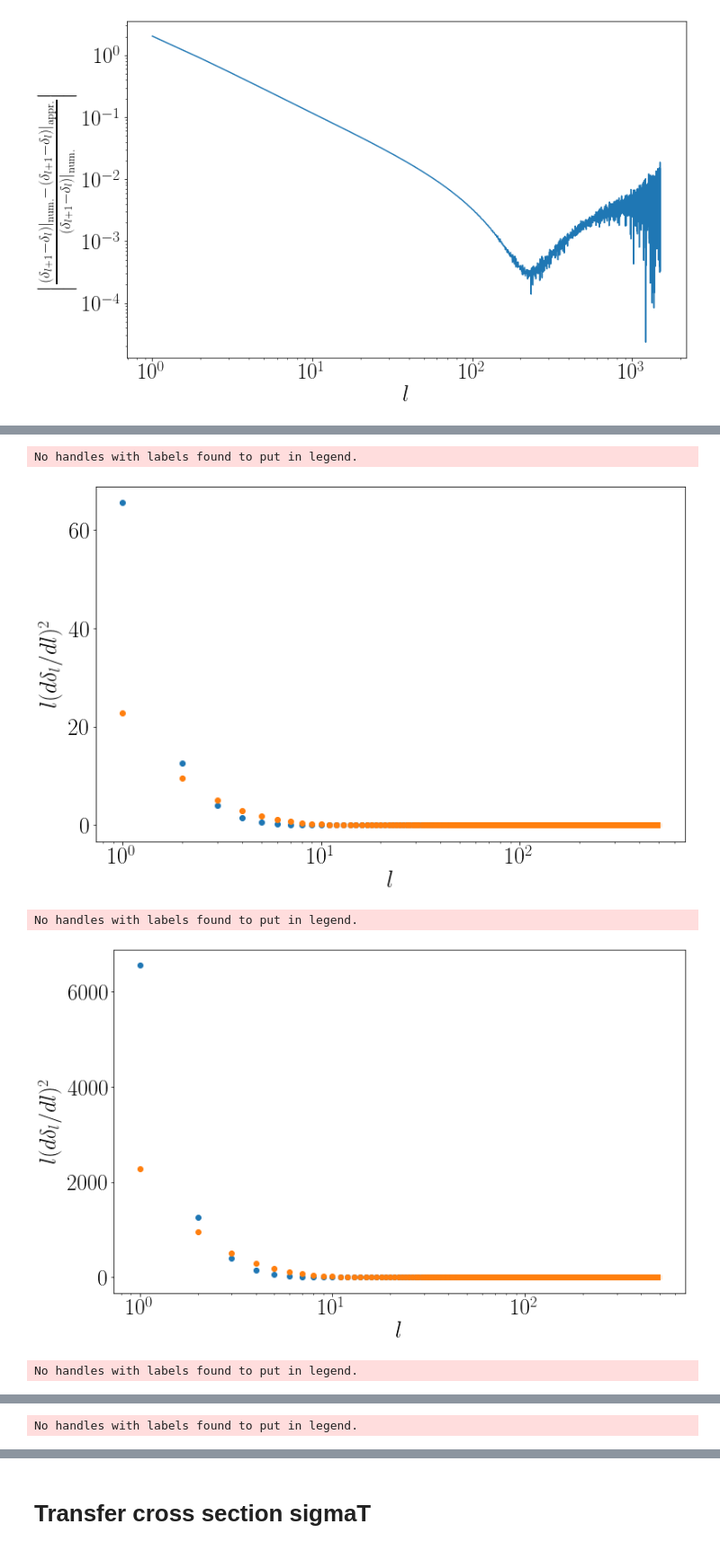
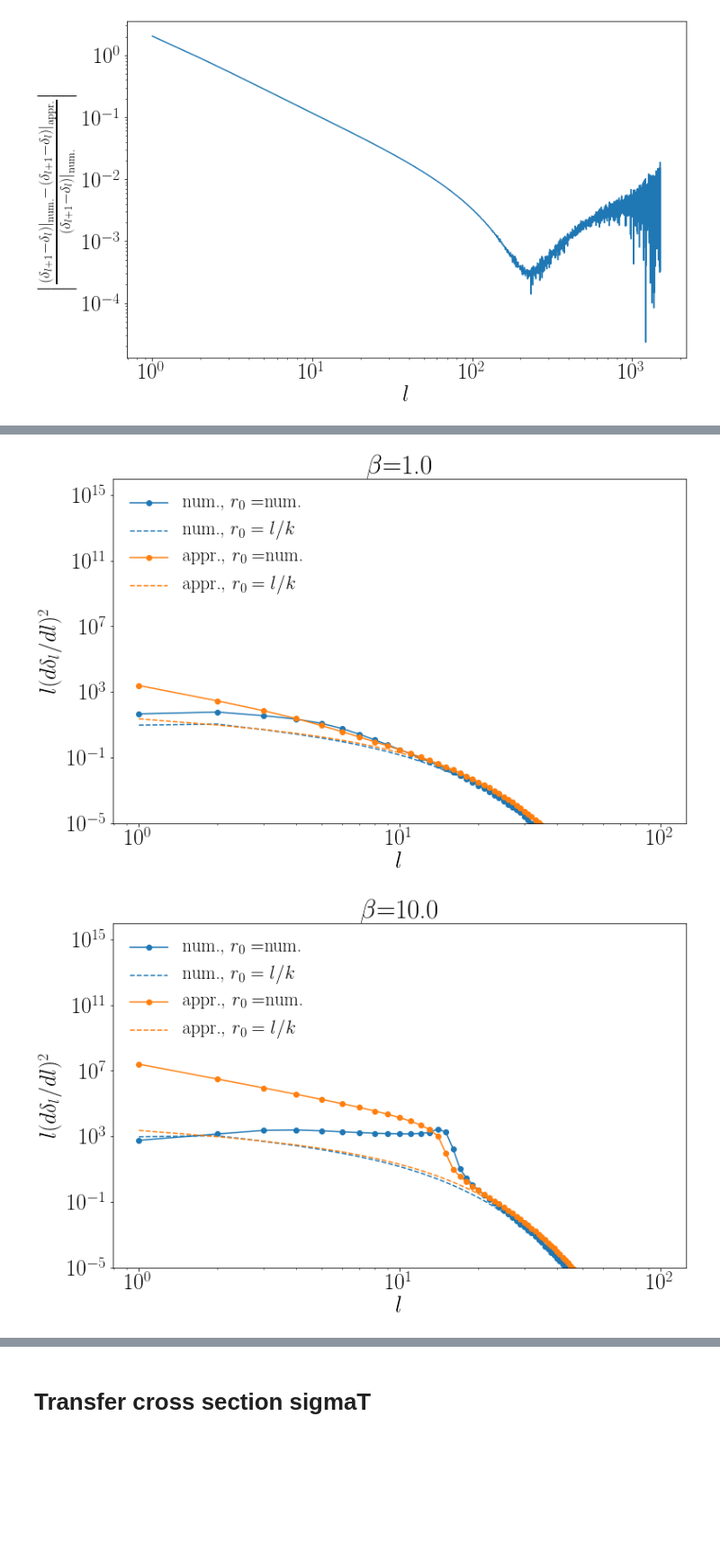
Before and after one commit to LauraSagunski/Self-interaction-cross-section, a Jupyter notebook: Integral_deltal.ipynb, the cells around one changed output, grey strips where cells are left out. Shown at 90% size. Drawn from its saved outputs; the diff is of its cells as text; code cells hidden in the pictures; blank space fills up the shorter version.

```diff
--- a/Integral_deltal.ipynb
+++ b/Integral_deltal.ipynb
@@ -600,5 +1124,5 @@ for beta in [1.,10.,100.,1000.]:
 # %%
-def ddeltaldl_beta_appr(l,beta):
+def ddeltaldlapprr0num_beta(l,beta):
     #_____Fixed parameters_____
     potential='attractive'
     alphaX=0.1
@@ -608,10 +1132,12 @@ def ddeltaldl_beta_appr(l,beta):
     #print(mX)
     v=(0.02/beta)*c #km/s
     #print(v)
-    return ddeltal_dl_appr(potential,alphaX,mX,mphi,l,v)
+    r0=r0num(potential,alphaX,mX,mphi,l,v)
+    return ddeltalapprr0_dl(potential,alphaX,mX,mphi,l,v,r0)
 
-for beta in [1.,10.,100.,1000.]:
+#for beta in [1.,10.,100.,1000.]:
+for beta in [1.,1000.]:
     for l in [1]:
-        print(ddeltaldl_beta(l,beta))
-        print(ddeltaldl_beta_appr(l,beta))
+        print(ddeltaldlappr_beta(l,beta))
+        print(ddeltaldlapprr0num_beta(l,beta))
 # %% [output]
@@ -652,21 +1186,34 @@ print(lvalsnew)
 # %%
+lvalsnew=np.array([l for l in range(1,100)]) #l=1,2,...,1500
+#print(lvalsnew)
+
 for beta in [1.,10.,100.,1000.]:
+#for beta in [1000.]:
     pl.figure(figsize=(12,12/goldenratio)) #Sophia's plot size.
-    pl.plot(lvalsnew,[l*(ddeltaldl_beta(l,beta))**2. for l in lvalsnew],'o')
-    pl.plot(lvalsnew,[l*(ddeltaldl_beta_appr(l,beta))**2. for l in lvalsnew],'o')
+
+    ddeltaldlr0num_betavals=ddeltaldlr0num_beta(lvalsnew,beta)
+    #print(ddeltaldlr0num_betavals)
+    pl.plot(ddeltaldlr0num_betavals[:,0],ddeltaldlr0num_betavals[:,0]*ddeltaldlr0num_betavals[:,1]**2.,'o-',color='C0',label='num., $r_0=$num.')
+
+    ddeltaldl_betavals=ddeltaldl_beta(lvalsnew,beta)
+    #print(ddeltaldlr0num_betavals)
+    pl.plot(ddeltaldl_betavals[:,0],ddeltaldl_betavals[:,0]*ddeltaldl_betavals[:,1]**2.,color='C0',linestyle='--',label='num., $r_0=l / k$')
+
+    pl.plot(lvalsnew,[l*ddeltaldlapprr0num_beta(l,beta)**2. for l in lvalsnew],'o-',color='C1',label=r'appr., $r_0=$num.')
+
+    pl.plot(lvalsnew,[l*ddeltaldlappr_beta(l,beta)**2. for l in lvalsnew],color='C1',linestyle='--',label=r'appr., $r_0=l / k$')
+
     pl.xscale('log')
-    #pl.yscale('log')
+    pl.yscale('log')
+    pl.ylim([10.**(-5.),10.**16.])
     pl.xlabel(r'$l$',fontsize=fontsize)
-    #pl.ylim([10.**(-10.),10.**10.])
     #pl.ylabel(r'$\Delta (\delta_{l+1}-\delta_{l})$',fontsize=fontsize)
     pl.ylabel(r'$l (d \delta_{l} / d l)^2$',fontsize=fontsize)
-    pl.legend(loc='lower right',edgecolor='white',fontsize=legendfontsize)
-    #pl.savefig('Plots/Difference_ddeltal_dl_analytical_vs_numerical.pdf',bbox_inches='tight')
-    #print('Plots/Plots/Difference_ddeltal_dl_analytical_vs_numerical.pdf exported.')
+    pl.legend(loc='upper left',edgecolor='white',fontsize=legendfontsize)
+    pl.title(r'$\beta$='+str(beta))
+    #pl.savefig('Plots/ddeltal_dl_beta'+str(beta)+'.pdf',bbox_inches='tight')
+    #print('PPlots/ddeltal_dl_beta'+str(beta)+'.pdf exported.')
     pl.show()
 # %% [output]
-No handles with labels found to put in legend.
-[figure, old version]
+[figure, new version]
-No handles with labels found to put in legend.
-[figure, old version]
+[figure, new version]
-No handles with labels found to put in legend.
@@ -674 +1220,0 @@ No handles with labels found to put in legend.
-No handles with labels found to put in legend.
```
Also changed, not shown: parts of 42 cells of this notebook.
